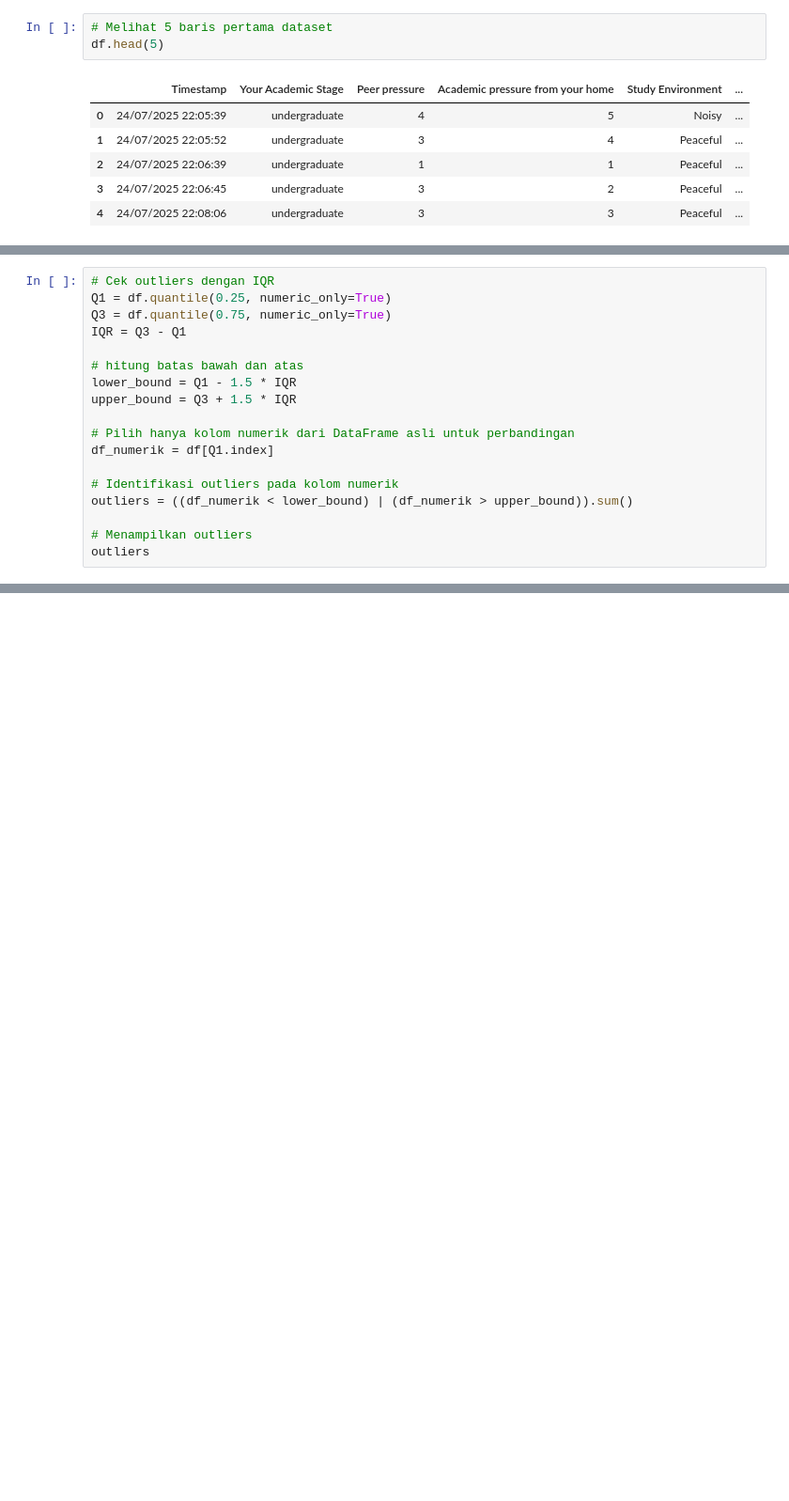
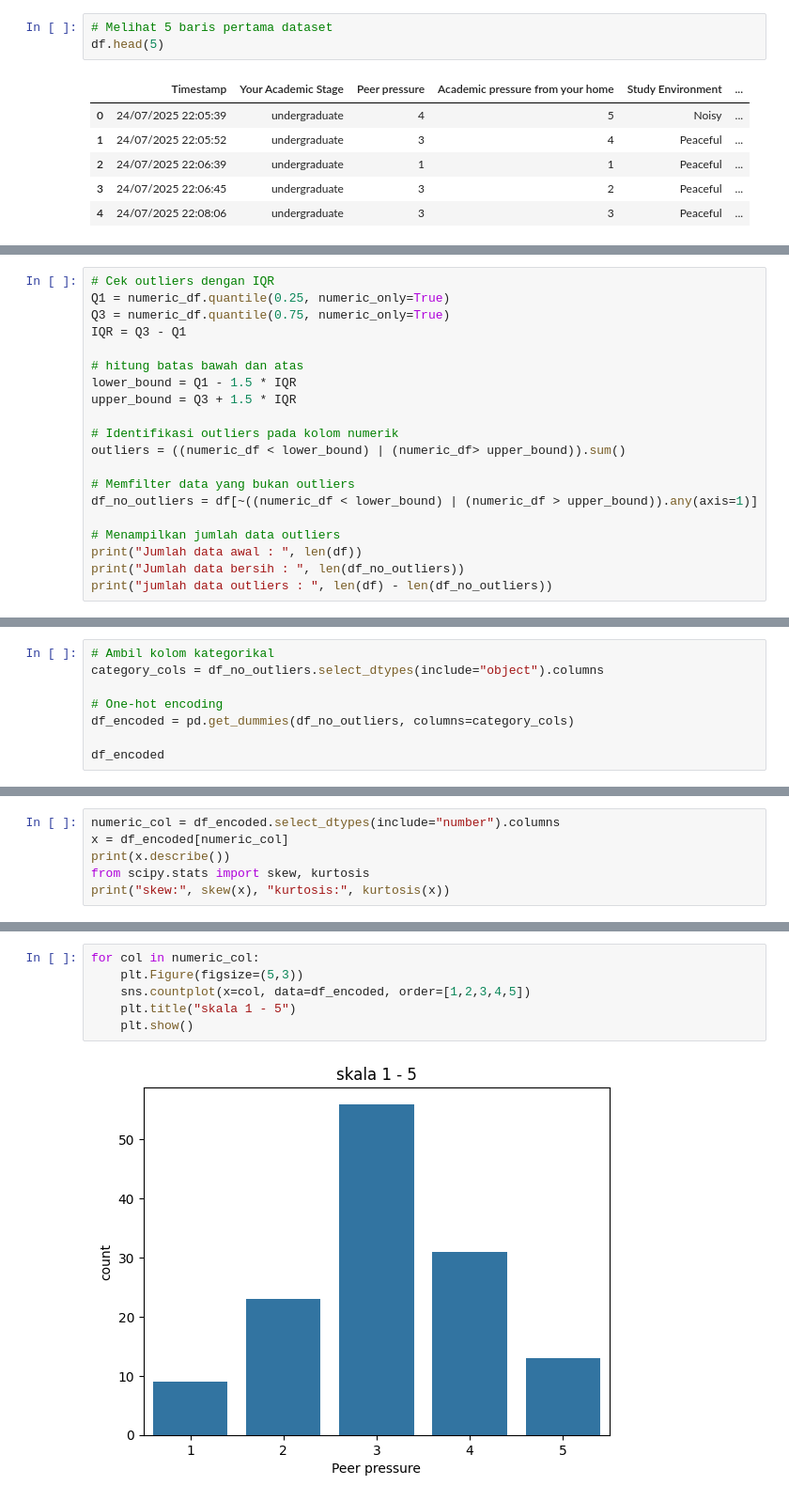
Before and after one commit to zaki903/Academic-Stress-Analisys, a Jupyter notebook: notebook.ipynb, the cells around one changed output, grey strips where cells are left out. Shown at 94% size. Cells and saved outputs as stored; diff of their text form; blank space fills up the shorter version.

```diff
--- a/notebook.ipynb
+++ b/notebook.ipynb
@@ -147,19 +162,21 @@ jumlah data duplikat : 0
 # %%
 # Cek outliers dengan IQR
-Q1 = df.quantile(0.25, numeric_only=True)
-Q3 = df.quantile(0.75, numeric_only=True)
+Q1 = numeric_df.quantile(0.25, numeric_only=True)
+Q3 = numeric_df.quantile(0.75, numeric_only=True)
 IQR = Q3 - Q1
 
 # hitung batas bawah dan atas
 lower_bound = Q1 - 1.5 * IQR
 upper_bound = Q3 + 1.5 * IQR
 
-# Pilih hanya kolom numerik dari DataFrame asli untuk perbandingan
-df_numerik = df[Q1.index]
+# Identifikasi outliers pada kolom numerik
+outliers = ((numeric_df < lower_bound) | (numeric_df> upper_bound)).sum()
 
-# Identifikasi outliers pada kolom numerik
-outliers = ((df_numerik < lower_bound) | (df_numerik > upper_bound)).sum()
+# Memfilter data yang bukan outliers
+df_no_outliers = df[~((numeric_df < lower_bound) | (numeric_df > upper_bound)).any(axis=1)]
 
-# Menampilkan outliers
-outliers
+# Menampilkan jumlah data outliers
+print("Jumlah data awal : ", len(df))
+print("Jumlah data bersih : ", len(df_no_outliers))
+print("jumlah data outliers : ", len(df) - len(df_no_outliers))
 # %% [output]
@@ -170,0 +191,8 @@ dtype: int64
+# %%
+# Ambil kolom kategorikal
+category_cols = df_no_outliers.select_dtypes(include="object").columns
+
+# One-hot encoding
+df_encoded = pd.get_dummies(df_no_outliers, columns=category_cols)
+
+df_encoded
@@ -170,0 +218,6 @@ dtype: int64
+# %%
+numeric_col = df_encoded.select_dtypes(include="number").columns
+x = df_encoded[numeric_col]
+print(x.describe())
+from scipy.stats import skew, kurtosis
+print("skew:", skew(x), "kurtosis:", kurtosis(x))
@@ -170,0 +242,8 @@ dtype: int64
+# %%
+for col in numeric_col:
+    plt.Figure(figsize=(5,3))
+    sns.countplot(x=col, data=df_encoded, order=[1,2,3,4,5])
+    plt.title("skala 1 - 5")
+    plt.show()
+# %% [output]
+[figure, added]
```
Also changed, not shown: parts of 35 cells of this notebook.
